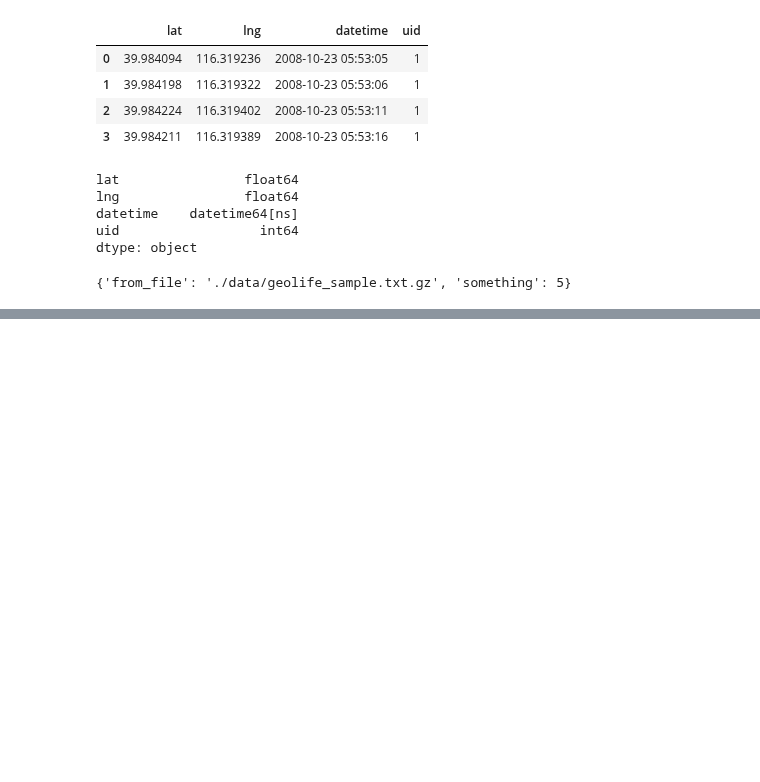
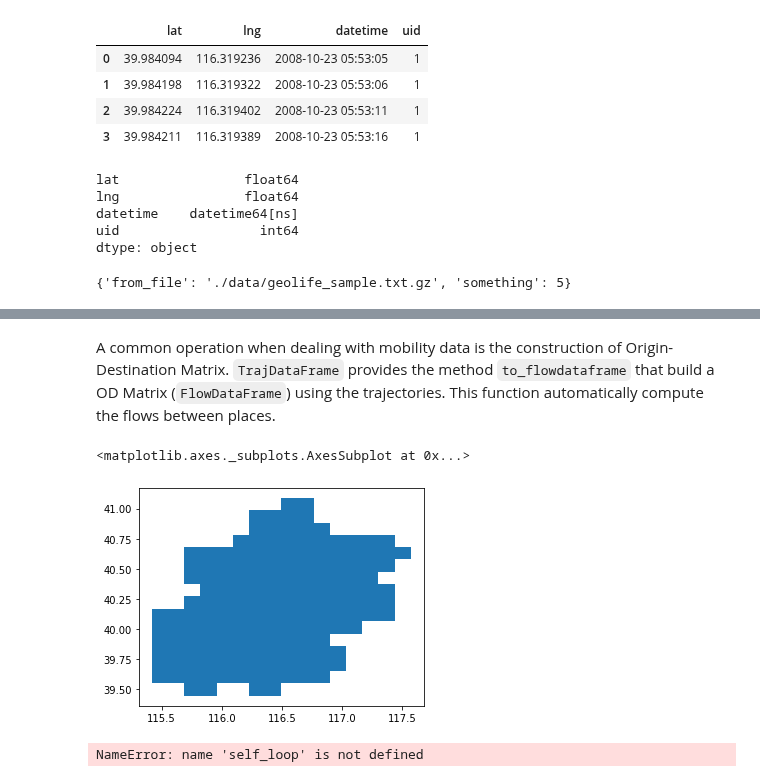
Before and after one commit to scikit-mobility/scikit-mobility, a Jupyter notebook: tutorial/0_data_structures_skmob_tutorial.ipynb, the cells around one changed output, grey strips where cells are left out. Cells and saved outputs as stored; diff of their text form; code cells hidden in the pictures; blank space fills up the shorter version.

```diff
--- a/tutorial/0_data_structures_skmob_tutorial.ipynb
+++ b/tutorial/0_data_structures_skmob_tutorial.ipynb
@@ -359,0 +525,19 @@ The `FlowDataFrame` can be created from:
+# %% [markdown]
+A common operation when dealing with mobility data is the construction of Origin-Destination Matrix.
+`TrajDataFrame` provides the method `to_flowdataframe` that build a OD Matrix (`FlowDataFrame`) using the trajectories. This function automatically compute the flows between places.
+# %%
+# Load trajectories (Beijing, China)
+tdf = skmob.TrajDataFrame.from_file('./data/geolife_sample.txt.gz', sep=',')
+
+# Build a tessellation over the city
+tessellation = tilers.tiler.get("squared", base_shape="Beijing, China", meters=15000)
+# %%
+tessellation.plot()
+# %% [output]
+<matplotlib.axes._subplots.AxesSubplot at 0x...>
+[figure, added]
+# %%
+# remove_na enable removing points that are not contained in the tessellation
+fdf = tdf.to_flowdataframe(tessellation=tessellation, self_loops=True, remove_na=True)
+# %% [output]
+NameError: name 'self_loop' is not defined
```
Also changed, not shown: parts of 24 cells of this notebook, 3 other files.
